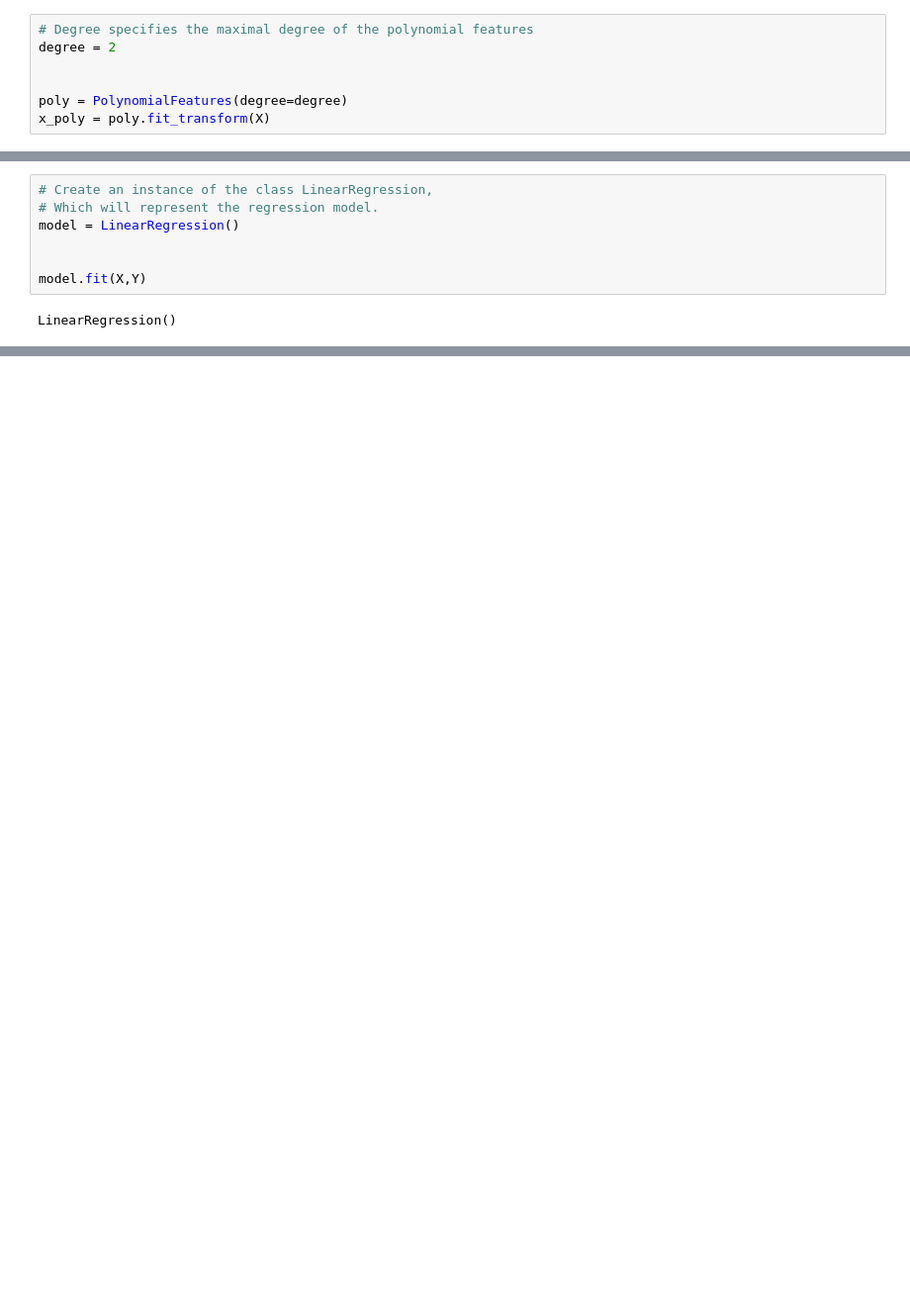
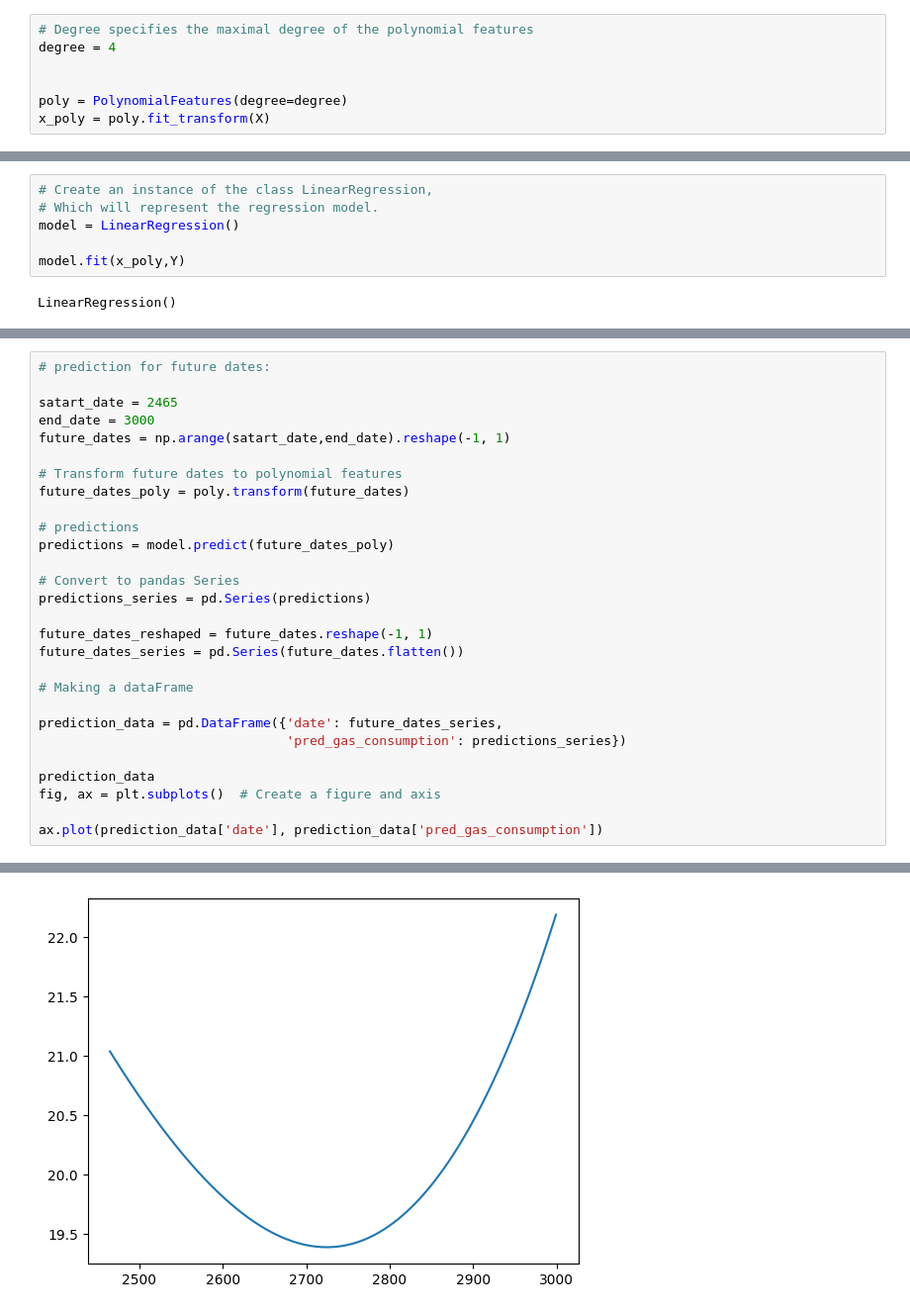
Before and after one commit to Kate-217/pogramming_for_data_analytics, a Jupyter notebook: project/project_2.ipynb, the cells around one changed output, grey strips where cells are left out. Shown at 99% size. Saved outputs shown, nothing was run; the diff lists cells and outputs as text; blank space fills up the shorter version.

Commit message:
prediction

```diff
--- a/project/project_2.ipynb
+++ b/project/project_2.ipynb
@@ -396,7 +396,7 @@ array([[   0],
        [2464]])
 # %%
 # Degree specifies the maximal degree of the polynomial features
-degree = 2
+degree = 4
 
 
 poly = PolynomialFeatures(degree=degree)
@@ -408,7 +408,6 @@ x_poly = poly.fit_transform(X)
 # Which will represent the regression model.
 model = LinearRegression()
 
-
-model.fit(X,Y)
+model.fit(x_poly,Y)
 # %% [output]
 LinearRegression()
@@ -419,0 +414,29 @@ SyntaxError: invalid syntax (4150145990.py, line 2)
+# %%
+# prediction for future dates:
+
+satart_date = 2465
+end_date = 3000
+future_dates = np.arange(satart_date,end_date).reshape(-1, 1)
+
+# Transform future dates to polynomial features
+future_dates_poly = poly.transform(future_dates)
+
+# predictions
+predictions = model.predict(future_dates_poly)
+
+# Convert to pandas Series
+predictions_series = pd.Series(predictions)
+
+future_dates_reshaped = future_dates.reshape(-1, 1)
+future_dates_series = pd.Series(future_dates.flatten())
+
+# Making a dataFrame
+
+prediction_data = pd.DataFrame({'date': future_dates_series,
+                                'pred_gas_consumption': predictions_series})
+
+prediction_data
+fig, ax = plt.subplots()  # Create a figure and axis
+
+ax.plot(prediction_data['date'], prediction_data['pred_gas_consumption'])
+# %% [output]
@@ -419,0 +444 @@ SyntaxError: invalid syntax (4150145990.py, line 2)
+[figure, added]
```
Also changed, not shown: parts of 2 cells of this notebook.
